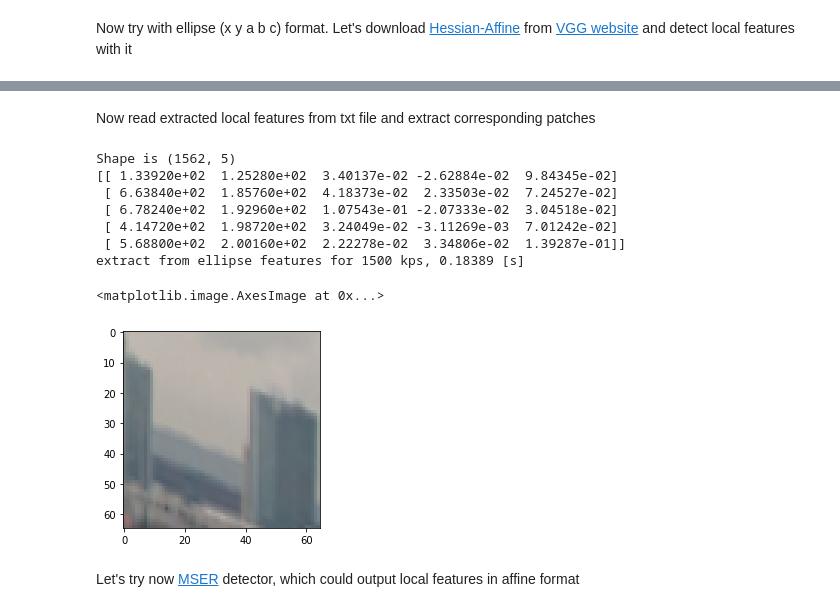
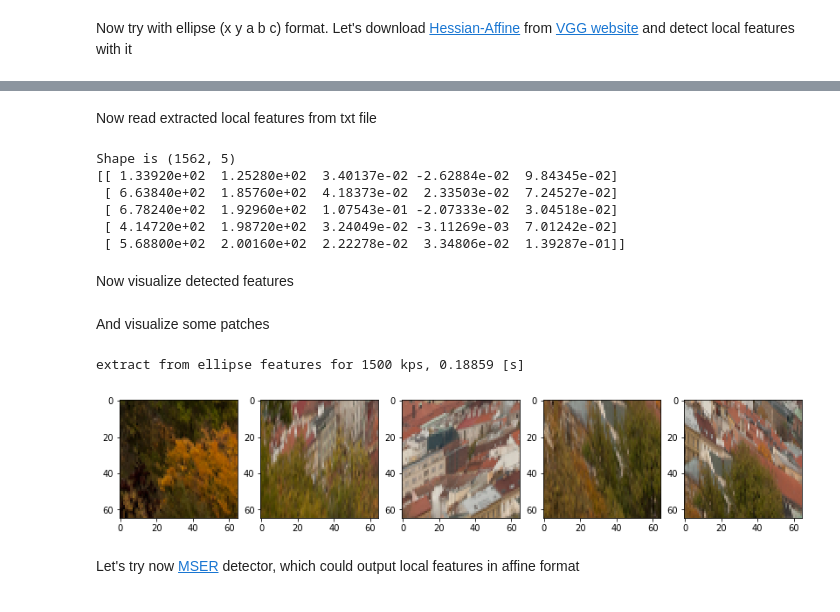
Before and after one commit to ducha-aiki/extract_patches, a Jupyter notebook: nbs/index.ipynb, the cells around one changed output, grey strips where cells are left out. Cells and saved outputs as stored; diff of their text form; code cells hidden in the pictures.

```diff
--- a/nbs/index.ipynb
+++ b/nbs/index.ipynb
@@ -26,8 +27,9 @@ import math
 import seaborn as sns
 from time import time
 from PIL import Image
+from extract_patches.core import extract_patches
 
-img1 = cv2.cvtColor(cv2.imread('img/prague.png'), cv2.COLOR_BGR2RGB)
+img1 = cv2.cvtColor(cv2.imread('data/img/prague.png'), cv2.COLOR_BGR2RGB)
 
 det = cv2.ORB_create(500)
 kps1, descs1 = det.detectAndCompute(img1,None)
@@ -47,13 +54,13 @@ Border mode is set to "replicate", so the patch don't have crazy black borders
 # %%
-show_idx = 300
 PATCH_SIZE = 65
-mrSize = 5.0
+mrSize = 1.0
 t=time()
 patches = extract_patches(kps1, img1, PATCH_SIZE, mrSize, 'cv2')
 print ('pyr OpenCV version for 500 kps, [s]', time()-t)
-print (kps1[0])
 
-fig = plt.figure(figsize=(12, 16))
-fig.add_subplot(1, 3, 1)
-plt.imshow(patches[show_idx])
+show_idx = 300
+fig = plt.figure(figsize=(12, 20))
+for i in range(1,6):
+    fig.add_subplot(1, 5, i)
+    plt.imshow(patches[show_idx+i])
 # %% [output]
@@ -89,4 +94,19 @@ detection time: 0.433333
 number of points : 1562
 output file: prague.hesaff
 # %% [markdown]
-Now read extracted local features from txt file and extract corresponding patches
+Now read extracted local features from txt file
+# %%
+from extract_patches.laf import visualize_LAFs, ells2LAFs
+ells = np.loadtxt('prague.hesaff', skiprows=2).astype(np.float32)
+print (f"Shape is {ells.shape}")
+print (ells[0:5])
+visualize_LAFs(img1, ells2LAFs(ells))
+# %% [output]
+Shape is (1562, 5)
+[[ 1.33920e+02  1.25280e+02  3.40137e-02 -2.62884e-02  9.84345e-02]
+ [ 6.63840e+02  1.85760e+02  4.18373e-02  2.33503e-02  7.24527e-02]
+ [ 6.78240e+02  1.92960e+02  1.07543e-01 -2.07333e-02  3.04518e-02]
+ [ 4.14720e+02  1.98720e+02  3.24049e-02 -3.11269e-03  7.01242e-02]
+ [ 5.68800e+02  2.00160e+02  2.22278e-02  3.34806e-02  1.39287e-01]]
+# %% [markdown]
+Now visualize detected features
@@ -93,25 +116,21 @@ Now read extracted local features from txt file and extract corresponding patche
+# %% [markdown]
+And visualize some patches
 # %%
-ells = np.loadtxt('prague.hesaff', skiprows=2).astype(np.float32)
-print (f"Shape is {ells.shape}")
-print (ells[0:5])
+show_idx=1500
+PATCH_SIZE = 65
+mrSize = 5.0
+
 t=time()
 patches_ells = extract_patches(ells, img1, PATCH_SIZE, mrSize, 'ellipse')
 el=time()-t
 print (f'extract from ellipse features for 1500 kps, {el:.5f} [s]', )
-
-fig = plt.figure(figsize=(12, 16))
-fig.add_subplot(1, 3, 1)
-plt.imshow(patches_ells[1000])
+fig = plt.figure(figsize=(14, 20))
+for i in range(1,6):
+    fig.add_subplot(1, 5, i)
+    plt.imshow(patches_ells[show_idx+i])
 # %% [output]
-Shape is (1562, 5)
-[[ 1.33920e+02  1.25280e+02  3.40137e-02 -2.62884e-02  9.84345e-02]
- [ 6.63840e+02  1.85760e+02  4.18373e-02  2.33503e-02  7.24527e-02]
- [ 6.78240e+02  1.92960e+02  1.07543e-01 -2.07333e-02  3.04518e-02]
- [ 4.14720e+02  1.98720e+02  3.24049e-02 -3.11269e-03  7.01242e-02]
- [ 5.68800e+02  2.00160e+02  2.22278e-02  3.34806e-02  1.39287e-01]]
-extract from ellipse features for 1500 kps, 0.18389 [s]
+extract from ellipse features for 1500 kps, 0.18859 [s]
-<matplotlib.image.AxesImage at 0x...>
-[figure, old version]
+[figure, new version]
 # %% [markdown]
 Let's try now [MSER](http://cmp.felk.cvut.cz/~matas/papers/matas-bmvc02.pdf) detector, which could output local features in affine format
 # %%
```
Also changed, not shown: parts of 8 cells of this notebook, 12 other files.
